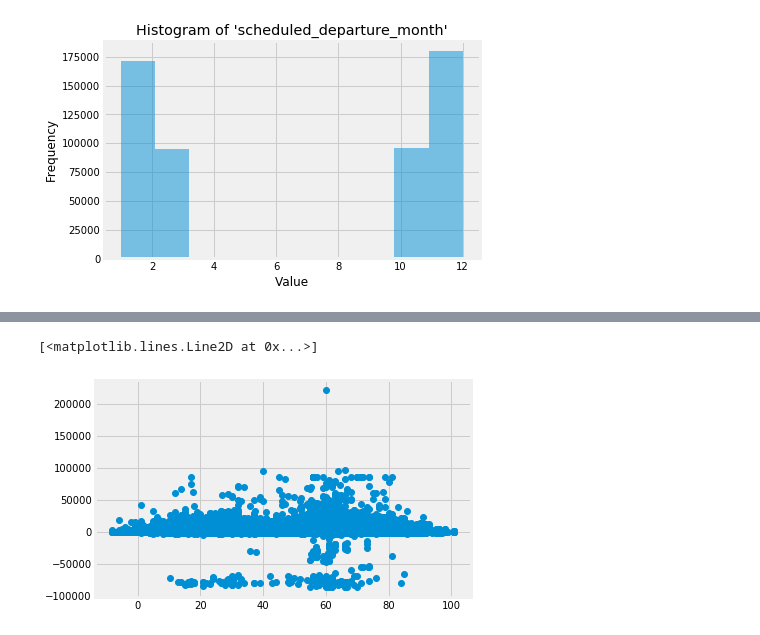
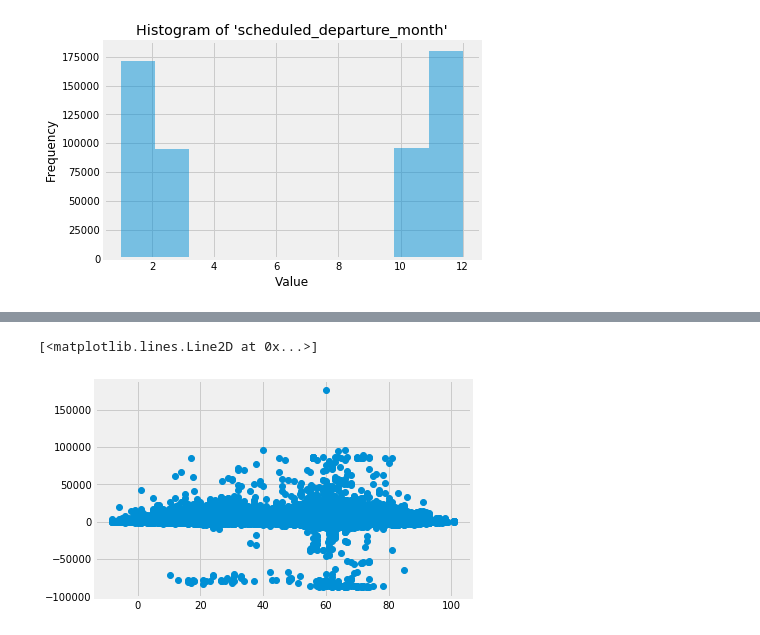
Before and after one commit to jukwan/airport2017, a Jupyter notebook: airports_analysis.ipynb, the cells around one changed output, grey strips where cells are left out. Saved outputs shown, nothing was run; the diff lists cells and outputs as text; code cells hidden in the pictures.

```diff
--- a/airports_analysis.ipynb
+++ b/airports_analysis.ipynb
@@ -186,8 +186,8 @@ df['late_arr'].value_counts()
 1    100275
 Name: late_arr, dtype: int64
 # %%
-##delay indicator_depature
-mask = df['delay_dep'] > datetime.timedelta(minutes=5)
+##delay indicator_depature(0,1:if delay time is larger than 15 min)
+mask = df['delay_dep'] > datetime.timedelta(minutes=15)
 df['late_dep'] = mask.astype(int)
 
 df['late_dep'].value_counts()
@@ -197,11 +197,11 @@ df['late_dep'].value_counts()
 Name: late_dep, dtype: int64
 # %%
-## indcate early  = 1 if delay <1 min,
+## indcate early departure = 1 if delay < -15 min,
 ##delay indicator
 mask = (df['delay_dep']< datetime.timedelta(minutes=-15))
-df['early'] = mask.astype(int)
+df['early_dep'] = mask.astype(int)
 
-df['early'].value_counts()
+df['early_dep'].value_counts()
 # %% [output]
 0    538800
 1      2226
@@ -208,0 +209,6 @@ Name: early, dtype: int64
+# %%
+mask = (df['delay_arr']< datetime.timedelta(minutes=-15))
+
+df['early_arr'] = mask.astype(int)
+
+df['early_arr'].value_counts()
@@ -434,0 +379,3 @@ Name: a_operation_time, dtype: datetime64[ns]
+# %%
+df['delay_at_airport']= df['a_operation_time']-df['s_operation_time']
+df['delay_at_airport'].head()
@@ -662,6 +654,6 @@ plot_histogram_dv(df['north_dep'],df['late_dep'])
 # %%
 from matplotlib.pyplot import *
-plot(df['temp'],df['diff_dep'],'o')
+plot(df['temp'],df['delay'],'o')
 # %% [output]
 [<matplotlib.lines.Line2D at 0x...>]
-[figure, old version]
+[figure, new version]
```
Also changed, not shown: parts of 38 cells of this notebook.
